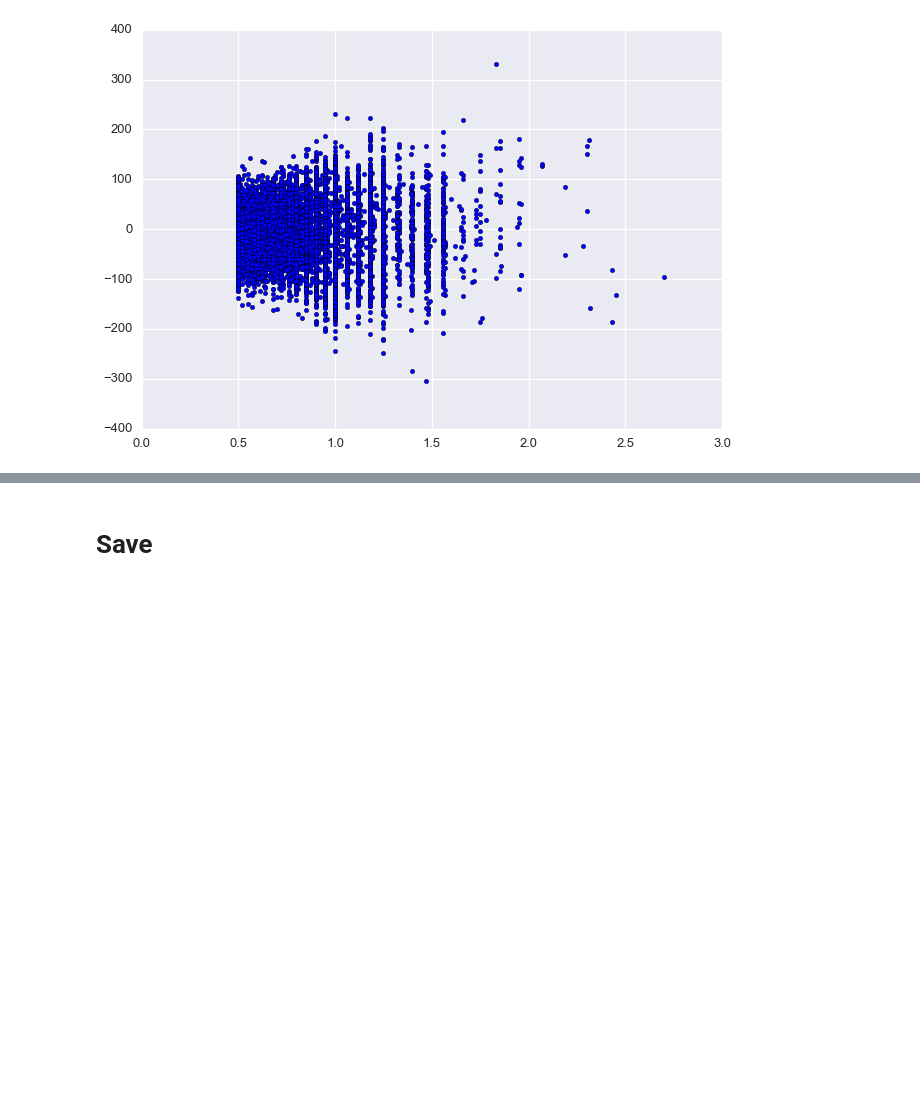
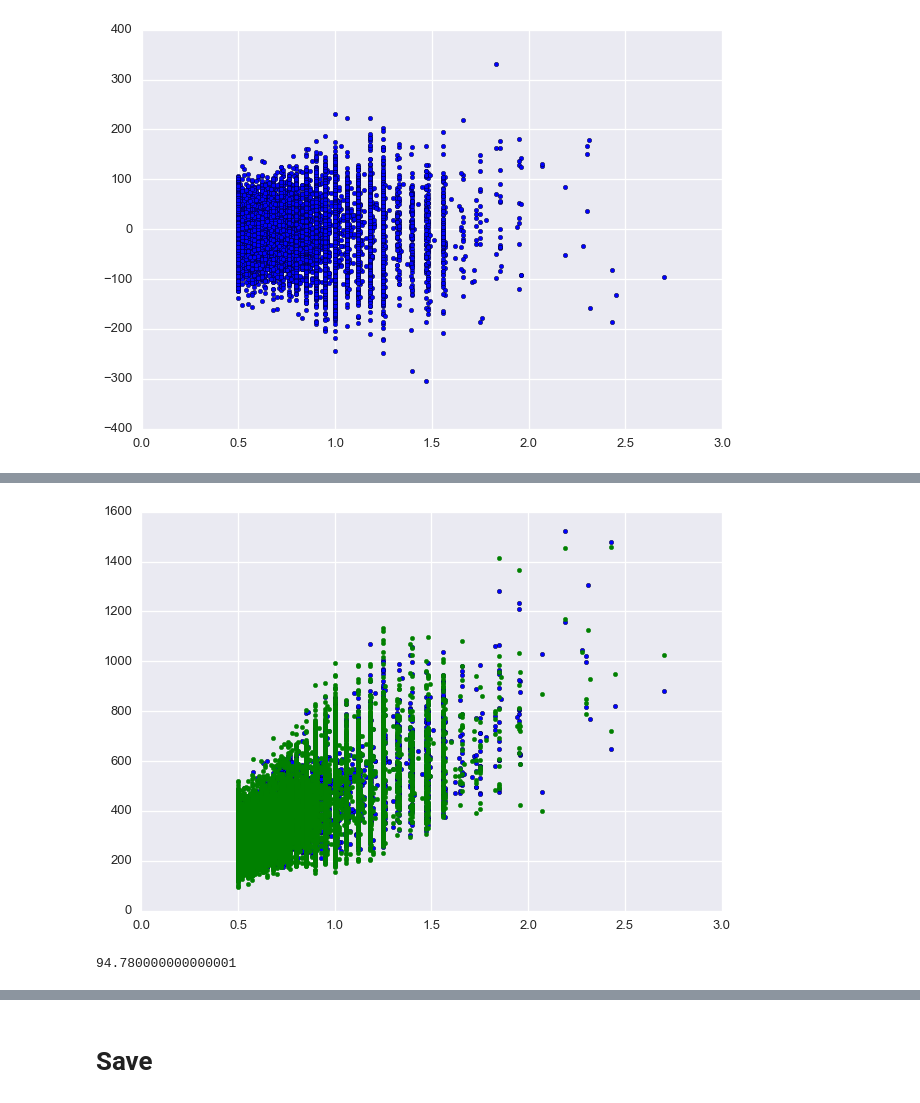
Before and after one commit to alexsyrom/datascience-ml-2, a Jupyter notebook: ldtr.ipynb, the cells around one changed output, grey strips where cells are left out. Saved outputs shown, nothing was run; the diff lists cells and outputs as text; code cells hidden in the pictures; blank space fills up the shorter version.

```diff
--- a/ldtr.ipynb
+++ b/ldtr.ipynb
@@ -344,0 +406,10 @@ plt.show()
+# %%
+plt.scatter(x_validation[:, 0], y_pred)
+plt.scatter(x_validation[:, 0], y_validation, color='g')
+plt.show()
+# %% [output]
+[figure, added]
+# %%
+y_train.min()
+# %% [output]
+94.780000000000001
```
Also changed, not shown: parts of 53 cells of this notebook, 1 other file.
